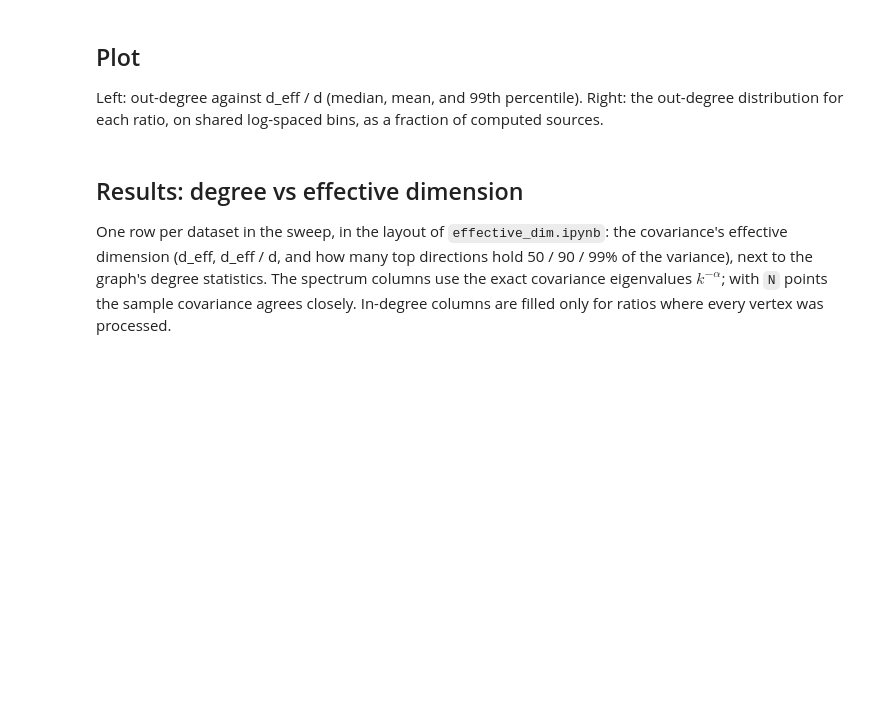
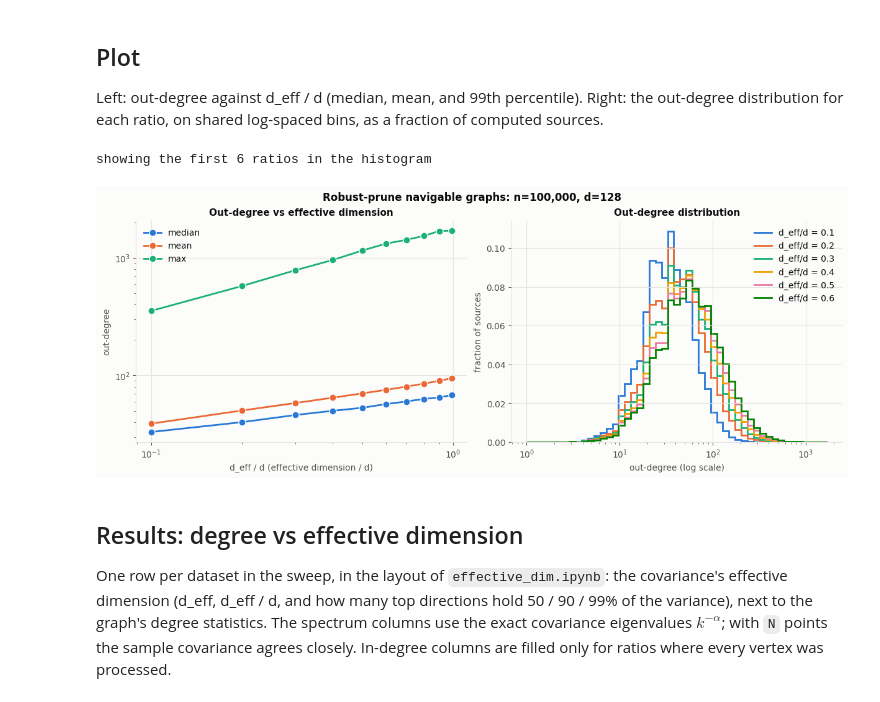
Before and after one commit to PratyushAvi/mutli-vector-search, a Jupyter notebook: src/gaussian_navigable_degrees.ipynb, the cells around one changed output. Saved outputs shown, nothing was run; the diff lists cells and outputs as text; code cells hidden in the pictures; blank space fills up the shorter version.

```diff
--- a/src/gaussian_navigable_degrees.ipynb
+++ b/src/gaussian_navigable_degrees.ipynb
@@ -21,8 +21,8 @@ from tqdm.auto import tqdm
 
 from paths import RESULTS_DIR
 
-D_EFF_RATIOS = []          # target d_eff / d values to sweep, each in [1/D, 1], e.g. [0.1, 0.25, 0.5, 0.75, 1.0]
-N = 1_000_000
+D_EFF_RATIOS = [0.1, 0.2, 0.3, 0.4, 0.5, 0.6, 0.7, 0.8, 0.9, 0.99]          # target d_eff / d values to sweep, each in [1/D, 1], e.g. [0.1, 0.25, 0.5, 0.75, 1.0]
+N = 100_000
 D = 128
 SEED = 42
 PRUNE_ALPHA = 1.0       # alpha-reachability; 1.0 = basic robust prune (fully navigable graph)
@@ -199,7 +246,7 @@ def summary(x):
 rows = []
 for ratio, (out_degree, in_degree, done) in results.items():
     rows.append({"d_eff / d": ratio, "alpha": ALPHAS[ratio], "degree": "out", **summary(out_degree[done])})
-    if done.all():
-        rows.append({"d_eff / d": ratio, "alpha": ALPHAS[ratio], "degree": "in", **summary(in_degree)})
+    # if done.all():
+        # rows.append({"d_eff / d": ratio, "alpha": ALPHAS[ratio], "degree": "in", **summary(in_degree)})
 stats = pd.DataFrame(rows).set_index(["d_eff / d", "degree"])
 stats.style.format("{:,.1f}").format("{:,.0f}", subset=["count", "min", "max"]).format("{:.4f}", subset=["alpha"])
@@ -210,32 +270,37 @@ Left: out-degree against d_eff / d (median, mean, and 99th percentile). Right: t
 # %%
 INK, INK_2, GRID, SURFACE = "#0b0b0b", "#52514e", "#e4e3df", "#fcfcfb"
 SERIES = ["#2a78d6", "#eb6834", "#1baf7a", "#eda100", "#e87ba4", "#008300"]   # fixed categorical order
 plt.rcParams.update({
     "figure.facecolor": SURFACE, "axes.facecolor": SURFACE, "savefig.facecolor": SURFACE,
     "axes.edgecolor": GRID, "axes.labelcolor": INK_2, "axes.titlecolor": INK, "text.color": INK,
     "xtick.color": INK_2, "ytick.color": INK_2, "axes.spines.top": False, "axes.spines.right": False,
     "axes.grid": True, "grid.color": GRID, "grid.linewidth": 0.8,
     "font.size": 10, "axes.titlesize": 11, "axes.titleweight": "bold",
 })
 
 out = stats.xs("out", level="degree")
 fig, (ax_s, ax_h) = plt.subplots(1, 2, figsize=(12, 4.6), constrained_layout=True)
-for col, color, label in (("median", SERIES[0], "median"), ("mean", SERIES[1], "mean"), ("p99", SERIES[2], "99th pct")):
+for col, color, label in (("median", SERIES[0], "median"), ("mean", SERIES[1], "mean"), ("max", SERIES[2], "max")):
     ax_s.plot(out.index, out[col], color=color, lw=2, marker="o", ms=8, mec=SURFACE, label=label)
 ax_s.set(xlabel="d_eff / d (effective dimension / d)", ylabel="out-degree", title="Out-degree vs effective dimension")
 ax_s.legend(frameon=False)
+ax_s.set_xscale("log")
+ax_s.set_yscale("log")
 
 degs = {r: results[r][0][results[r][2]] for r in D_EFF_RATIOS}
 edges = np.geomspace(max(1, min(x.min() for x in degs.values())), max(x.max() for x in degs.values()) + 1, 50)
 if len(degs) > len(SERIES):
     print(f"showing the first {len(SERIES)} ratios in the histogram")
 for color, (ratio, x) in zip(SERIES, degs.items()):
     counts, _ = np.histogram(x, bins=edges)
     ax_h.stairs(counts / len(x), edges, color=color, lw=2, label=f"d_eff/d = {ratio:g}")
 ax_h.set(xscale="log", xlabel="out-degree (log scale)", ylabel="fraction of sources", title="Out-degree distribution")
 ax_h.legend(frameon=False)
 fig.suptitle(f"Robust-prune navigable graphs: n={N:,}, d={D}", fontweight="bold", color=INK)
 plt.show()
+# %% [output]
+showing the first 6 ratios in the histogram
+[figure, added]
 # %% [markdown]
 ## Results: degree vs effective dimension
 
```
Also changed, not shown: parts of 7 cells of this notebook, 14 other files.
